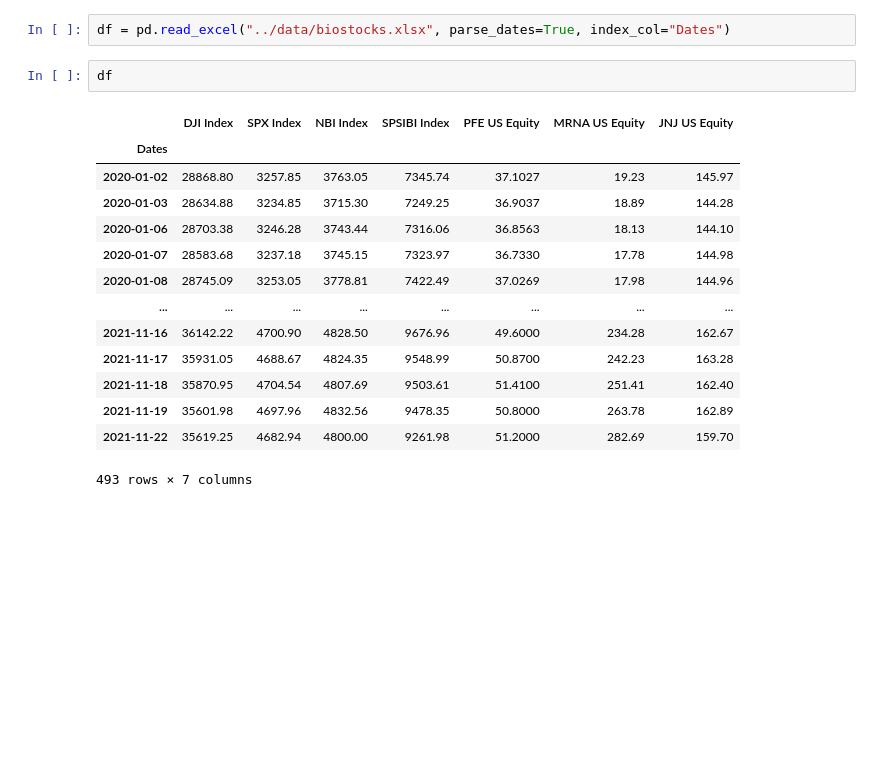
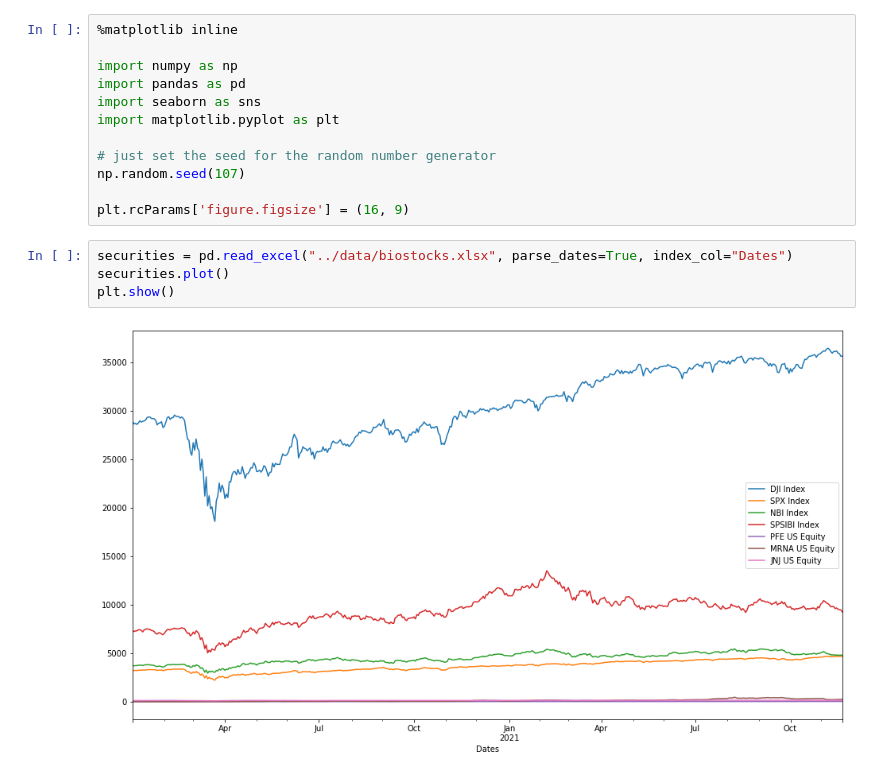
Before and after one commit to type-null/crypto-control, a Jupyter notebook: code/risk-adjusted-biotech.ipynb, the cells around one changed output. Drawn from its saved outputs; the diff is of its cells as text; blank space fills up the shorter version.

```diff
--- a/code/risk-adjusted-biotech.ipynb
+++ b/code/risk-adjusted-biotech.ipynb
@@ -5,19 +21,18 @@ import matplotlib.pyplot as plt
+# %%
+%matplotlib inline
+
+import numpy as np
+import pandas as pd
+import seaborn as sns
+import matplotlib.pyplot as plt
+
+# just set the seed for the random number generator
+np.random.seed(107)
+
+plt.rcParams['figure.figsize'] = (16, 9)
 # %%
-df = pd.read_excel("../data/biostocks.xlsx", parse_dates=True, index_col="Dates")
+securities = pd.read_excel("../data/biostocks.xlsx", parse_dates=True, index_col="Dates")
+securities.plot()
+plt.show()
+# %% [output]
+[figure, added]
-# %%
-df
-# %% [output]
-|  | DJI Index | SPX Index | NBI Index | SPSIBI Index | PFE US Equity | MRNA US Equity | JNJ US Equity |
-| Dates |  |  |  |  |  |  |  |
-| 2020-01-02 | 28868.80 | 3257.85 | 3763.05 | 7345.74 | 37.1027 | 19.23 | 145.97 |
-| 2020-01-03 | 28634.88 | 3234.85 | 3715.30 | 7249.25 | 36.9037 | 18.89 | 144.28 |
-| 2020-01-06 | 28703.38 | 3246.28 | 3743.44 | 7316.06 | 36.8563 | 18.13 | 144.10 |
-| 2020-01-07 | 28583.68 | 3237.18 | 3745.15 | 7323.97 | 36.7330 | 17.78 | 144.98 |
-| 2020-01-08 | 28745.09 | 3253.05 | 3778.81 | 7422.49 | 37.0269 | 17.98 | 144.96 |
-| ... | ... | ... | ... | ... | ... | ... | ... |
-| 2021-11-16 | 36142.22 | 4700.90 | 4828.50 | 9676.96 | 49.6000 | 234.28 | 162.67 |
-| 2021-11-17 | 35931.05 | 4688.67 | 4824.35 | 9548.99 | 50.8700 | 242.23 | 163.28 |
-| 2021-11-18 | 35870.95 | 4704.54 | 4807.69 | 9503.61 | 51.4100 | 251.41 | 162.40 |
-| 2021-11-19 | 35601.98 | 4697.96 | 4832.56 | 9478.35 | 50.8000 | 263.78 | 162.89 |
-| 2021-11-22 | 35619.25 | 4682.94 | 4800.00 | 9261.98 | 51.2000 | 282.69 | 159.70 |
-493 rows × 7 columns
```
Also changed, not shown: parts of 4 cells of this notebook, 1 other file.
